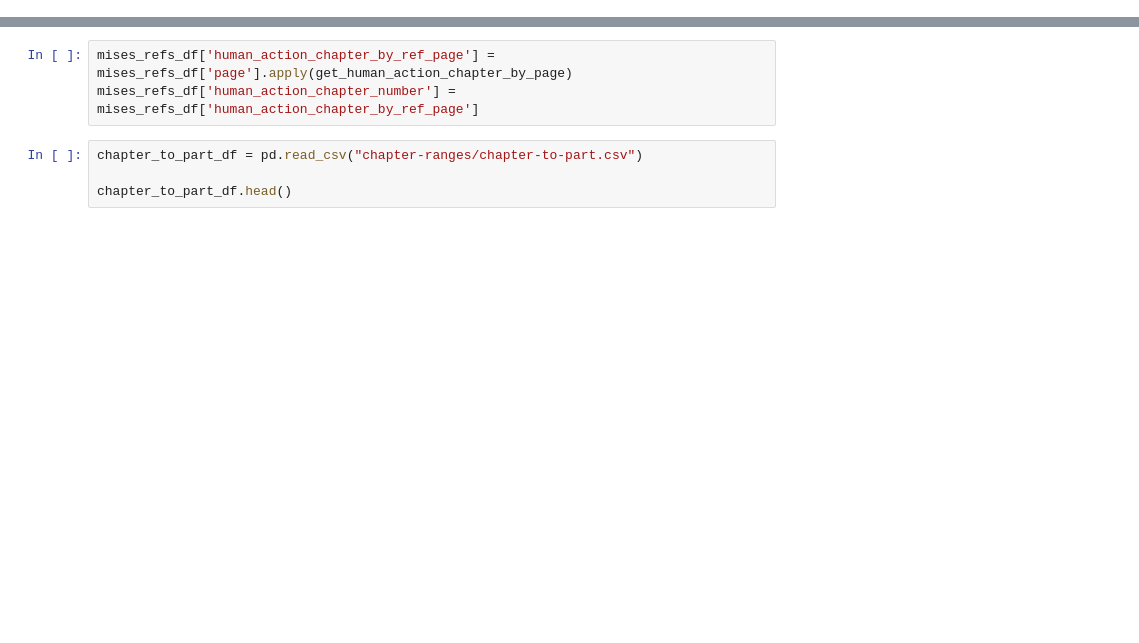
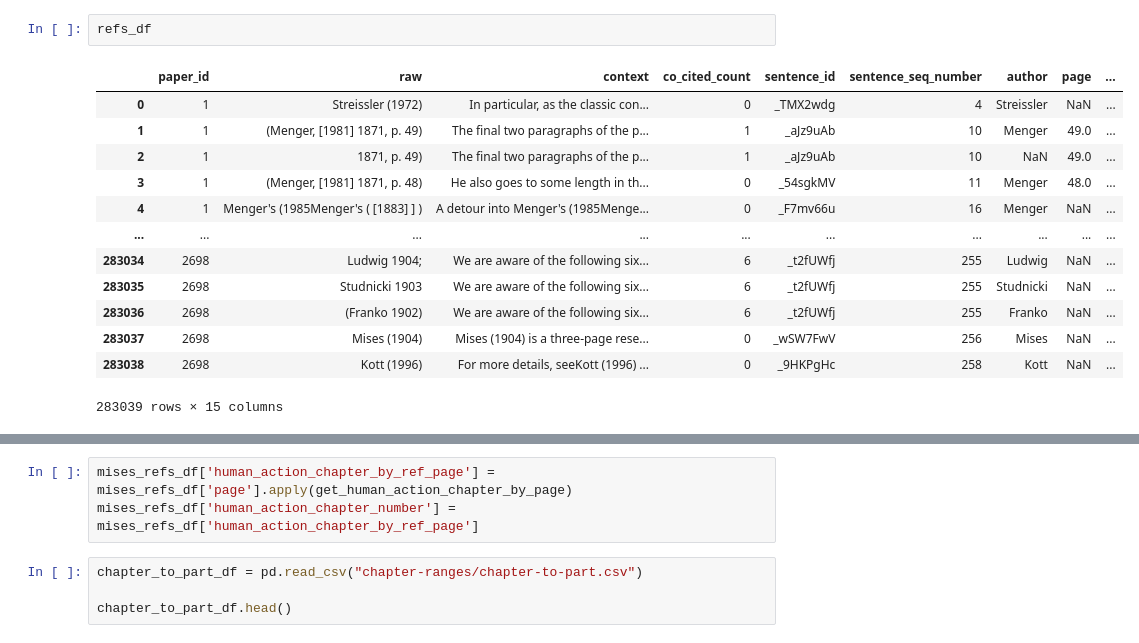
Before and after one commit to pcalais/bibliometrics-austrian-economics, a Jupyter notebook: notebooks/5-refs-to-mises-refs.ipynb, the cells around one changed output, grey strips where cells are left out. Saved outputs shown, nothing was run; the diff lists cells and outputs as text; blank space fills up the shorter version.

```diff
--- a/notebooks/5-refs-to-mises-refs.ipynb
+++ b/notebooks/5-refs-to-mises-refs.ipynb
@@ -25,3 +25,19 @@ memory usage: 41.7+ MB
+# %%
+refs_df
+# %% [output]
+|  | paper_id | raw | context | co_cited_count | sentence_id | sentence_seq_number | author | page | ... |
+| 0 | 1 | Streissler (1972) | In particular, as the classic con... | 0 | _TMX2wdg | 4 | Streissler | NaN | ... |
+| 1 | 1 | (Menger, [1981] 1871, p. 49) | The final two paragraphs of the p... | 1 | _aJz9uAb | 10 | Menger | 49.0 | ... |
+| 2 | 1 | 1871, p. 49) | The final two paragraphs of the p... | 1 | _aJz9uAb | 10 | NaN | 49.0 | ... |
+| 3 | 1 | (Menger, [1981] 1871, p. 48) | He also goes to some length in th... | 0 | _54sgkMV | 11 | Menger | 48.0 | ... |
+| 4 | 1 | Menger's (1985Menger's ( [1883] ] ) | A detour into Menger's (1985Menge... | 0 | _F7mv66u | 16 | Menger | NaN | ... |
+| ... | ... | ... | ... | ... | ... | ... | ... | ... | ... |
+| 283034 | 2698 | Ludwig 1904; | We are aware of the following six... | 6 | _t2fUWfj | 255 | Ludwig | NaN | ... |
+| 283035 | 2698 | Studnicki 1903 | We are aware of the following six... | 6 | _t2fUWfj | 255 | Studnicki | NaN | ... |
+| 283036 | 2698 | (Franko 1902) | We are aware of the following six... | 6 | _t2fUWfj | 255 | Franko | NaN | ... |
+| 283037 | 2698 | Mises (1904) | Mises (1904) is a three-page rese... | 0 | _wSW7FwV | 256 | Mises | NaN | ... |
+| 283038 | 2698 | Kott (1996) | For more details, seeKott (1996) ... | 0 | _9HKPgHc | 258 | Kott | NaN | ... |
+283039 rows × 15 columns
 # %%
 mises_refs_df = refs_df[refs_df.author == 'Mises'].sort_values(by='page')
 
```
Also changed, not shown: parts of 11 cells of this notebook, 9 other files.
